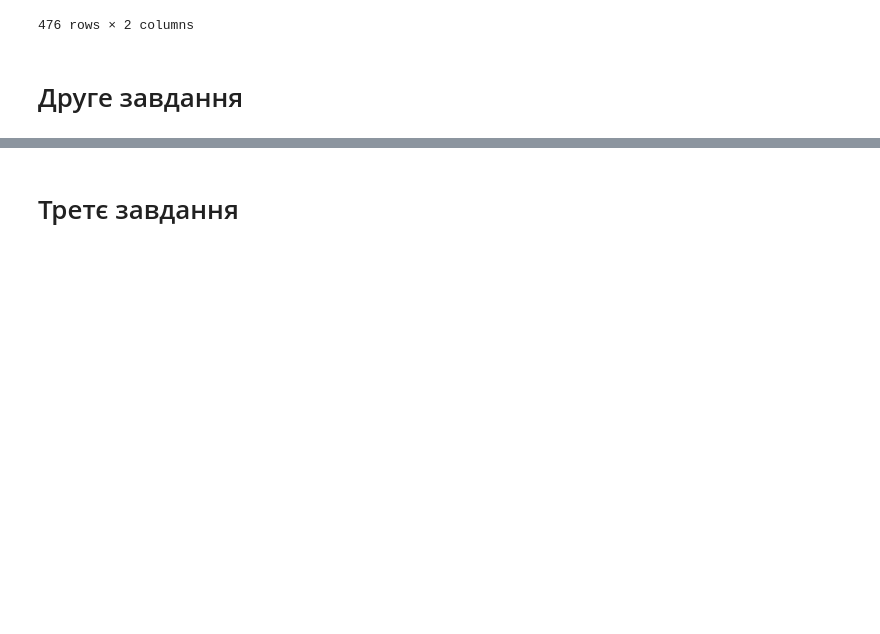
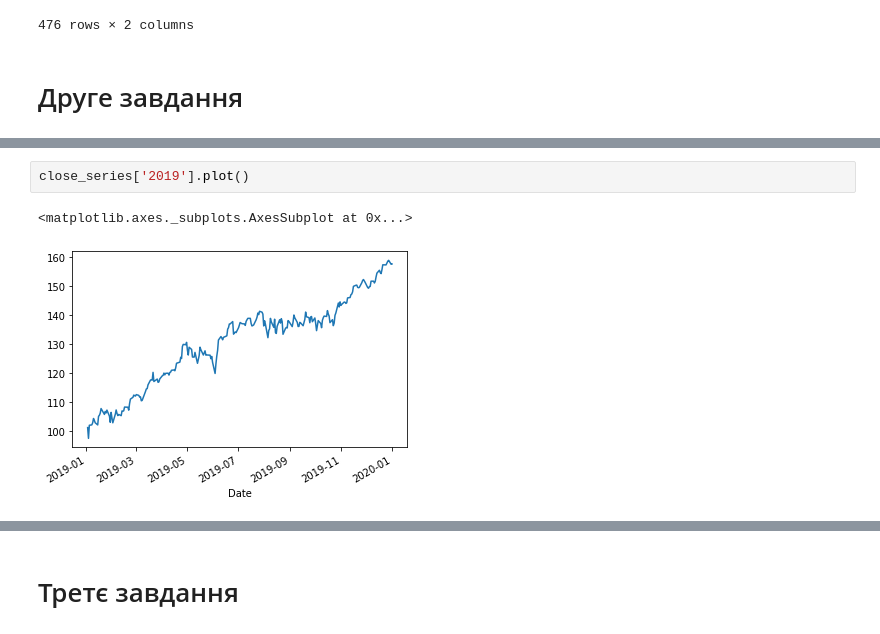
Before and after one commit to mezgoodle/ad_labs, a Jupyter notebook: docs/lab5/lab5.ipynb, the cells around one changed output, grey strips where cells are left out. Saved outputs shown, nothing was run; the diff lists cells and outputs as text; blank space fills up the shorter version.

```diff
--- a/docs/lab5/lab5.ipynb
+++ b/docs/lab5/lab5.ipynb
@@ -185,0 +193,5 @@ merged_series
+# %%
+close_series['2019'].plot()
+# %% [output]
+<matplotlib.axes._subplots.AxesSubplot at 0x...>
+[figure, added]
```
Also changed, not shown: parts of 6 cells of this notebook.
